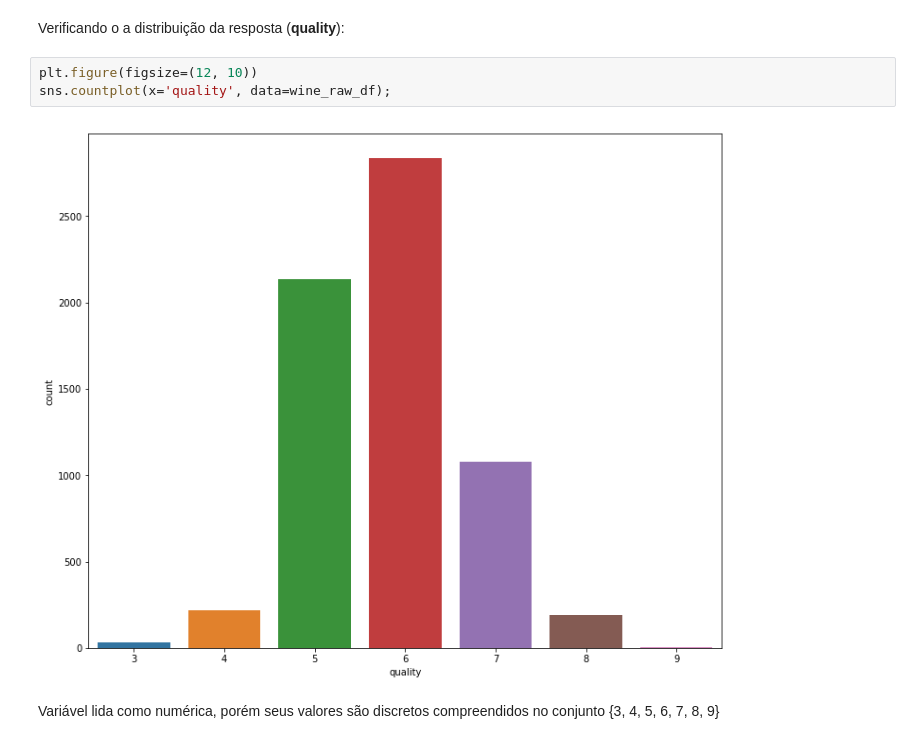
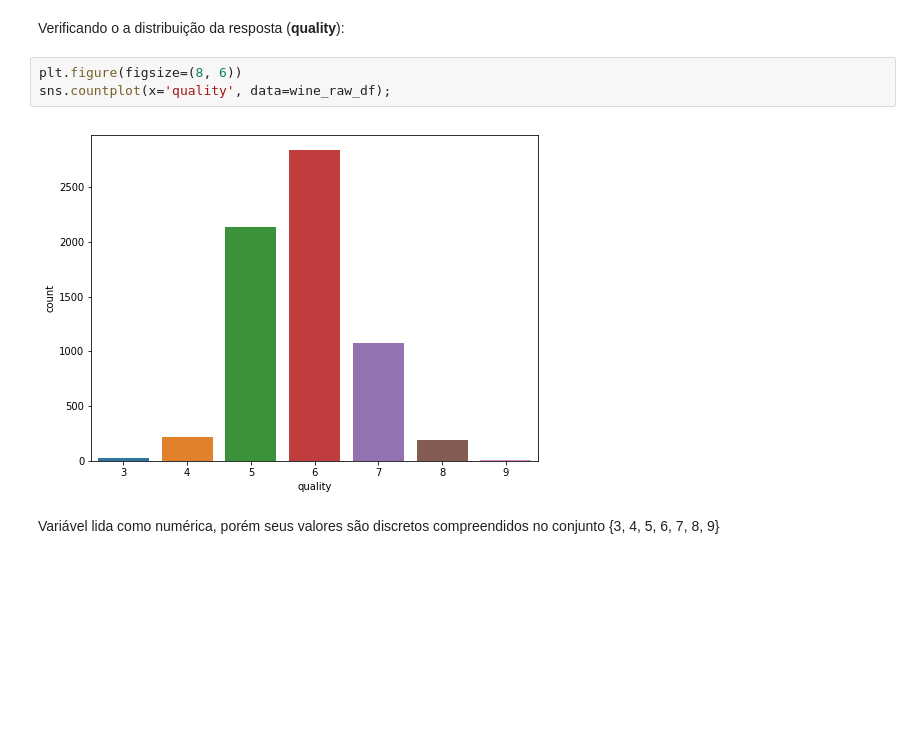
Before and after one commit to fbarscevicius/vinho-verde, a Jupyter notebook: 01_eda.ipynb, the cells around one changed output. Drawn from its saved outputs; the diff is of its cells as text; blank space fills up the shorter version.

```diff
--- a/01_eda.ipynb
+++ b/01_eda.ipynb
@@ -115,9 +110,9 @@ memory usage: 659.9+ KB
 # %% [markdown]
 Verificando o a distribuição da resposta (**quality**):
 # %%
-plt.figure(figsize=(12, 10))
+plt.figure(figsize=(8, 6))
 sns.countplot(x='quality', data=wine_raw_df);
 # %% [output]
-[figure, old version]
+[figure, new version]
 # %% [markdown]
 Variável lida como numérica, porém seus valores são discretos compreendidos no conjunto {3, 4, 5, 6, 7, 8, 9}
```
Also changed, not shown: parts of 17 cells of this notebook, 3 other files.
